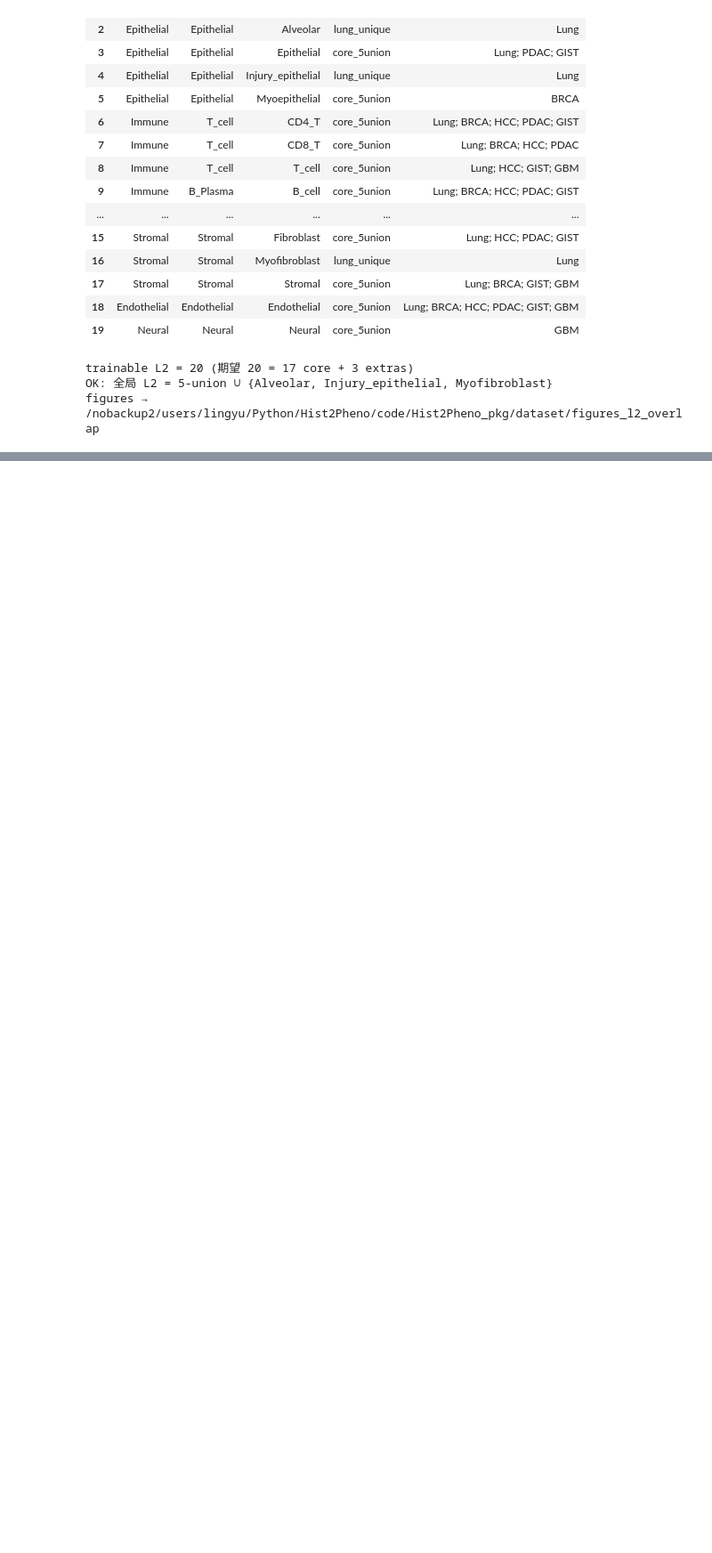
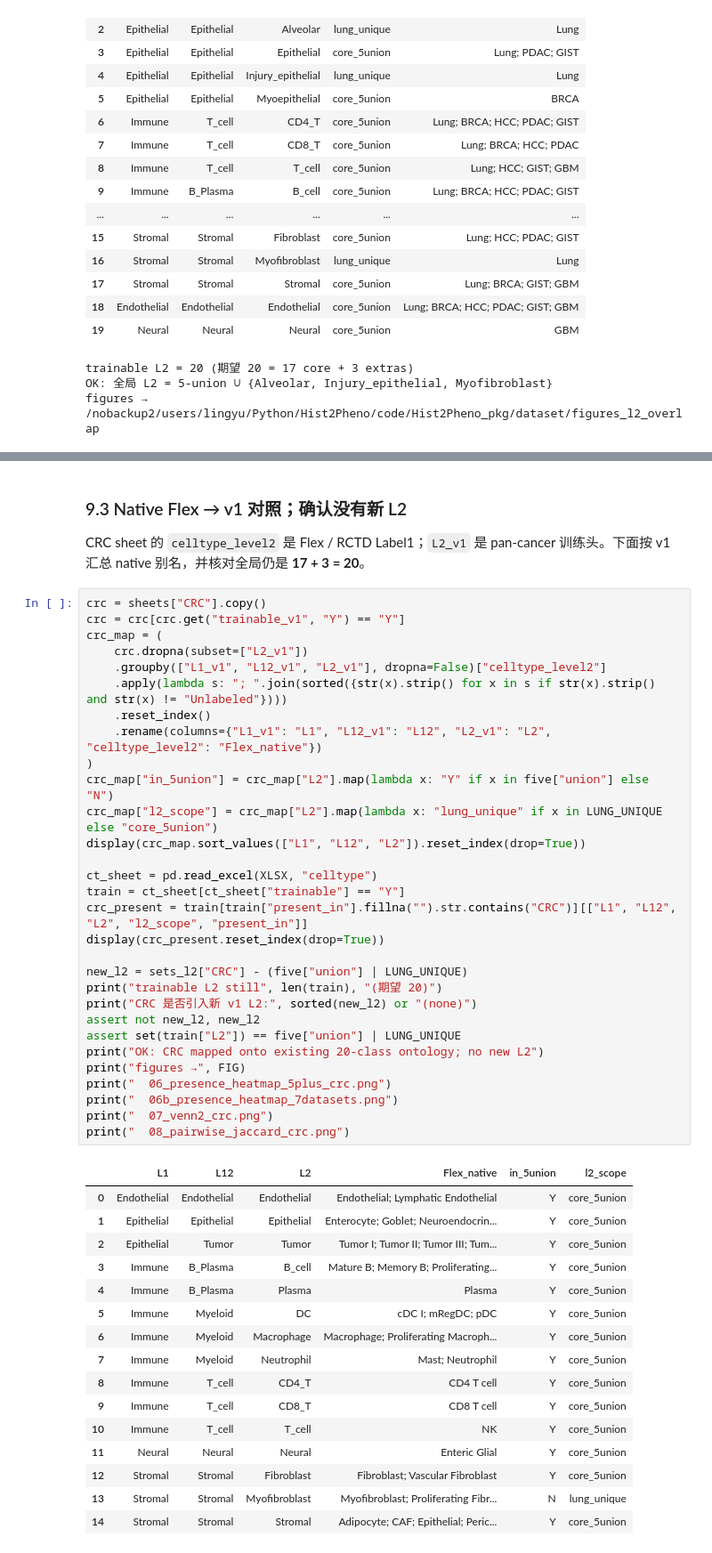
Before and after one commit to LingyuLi-math/Hist2Pheno, a Jupyter notebook: code/Hist2Pheno_pkg/dataset/L2_overlap_5datasets.ipynb, the cells around one changed output, grey strips where cells are left out. Shown at 89% size. Saved outputs shown, nothing was run; the diff lists cells and outputs as text; blank space fills up the shorter version.

```diff
--- a/code/Hist2Pheno_pkg/dataset/L2_overlap_5datasets.ipynb
+++ b/code/Hist2Pheno_pkg/dataset/L2_overlap_5datasets.ipynb
@@ -647,0 +889,51 @@ figures → /nobackup2/users/lingyu/Python/Hist2Pheno/code/Hist2Pheno_pkg/datase
+# %% [markdown]
+### 9.3 Native Flex → v1 对照；确认没有新 L2
+
+CRC sheet 的 `celltype_level2` 是 Flex / RCTD Label1；`L2_v1` 是 pan-cancer 训练头。下面按 v1 汇总 native 别名，并核对全局仍是 **17 + 3 = 20**。
+# %%
+crc = sheets["CRC"].copy()
+crc = crc[crc.get("trainable_v1", "Y") == "Y"]
+crc_map = (
+    crc.dropna(subset=["L2_v1"])
+    .groupby(["L1_v1", "L12_v1", "L2_v1"], dropna=False)["celltype_level2"]
+    .apply(lambda s: "; ".join(sorted({str(x).strip() for x in s if str(x).strip() and str(x) != "Unlabeled"})))
+    .reset_index()
+    .rename(columns={"L1_v1": "L1", "L12_v1": "L12", "L2_v1": "L2", "celltype_level2": "Flex_native"})
+)
+crc_map["in_5union"] = crc_map["L2"].map(lambda x: "Y" if x in five["union"] else "N")
+crc_map["l2_scope"] = crc_map["L2"].map(lambda x: "lung_unique" if x in LUNG_UNIQUE else "core_5union")
+display(crc_map.sort_values(["L1", "L12", "L2"]).reset_index(drop=True))
+
+ct_sheet = pd.read_excel(XLSX, "celltype")
+train = ct_sheet[ct_sheet["trainable"] == "Y"]
+crc_present = train[train["present_in"].fillna("").str.contains("CRC")][["L1", "L12", "L2", "l2_scope", "present_in"]]
+display(crc_present.reset_index(drop=True))
+
+new_l2 = sets_l2["CRC"] - (five["union"] | LUNG_UNIQUE)
+print("trainable L2 still", len(train), "(期望 20)")
+print("CRC 是否引入新 v1 L2:", sorted(new_l2) or "(none)")
+assert not new_l2, new_l2
+assert set(train["L2"]) == five["union"] | LUNG_UNIQUE
+print("OK: CRC mapped onto existing 20-class ontology; no new L2")
+print("figures →", FIG)
+print("  06_presence_heatmap_5plus_crc.png")
+print("  06b_presence_heatmap_7datasets.png")
+print("  07_venn2_crc.png")
+print("  08_pairwise_jaccard_crc.png")
+# %% [output]
+|  | L1 | L12 | L2 | Flex_native | in_5union | l2_scope |
+| 0 | Endothelial | Endothelial | Endothelial | Endothelial; Lymphatic Endothelial | Y | core_5union |
+| 1 | Epithelial | Epithelial | Epithelial | Enterocyte; Goblet; Neuroendocrin... | Y | core_5union |
+| 2 | Epithelial | Tumor | Tumor | Tumor I; Tumor II; Tumor III; Tum... | Y | core_5union |
+| 3 | Immune | B_Plasma | B_cell | Mature B; Memory B; Proliferating... | Y | core_5union |
+| 4 | Immune | B_Plasma | Plasma | Plasma | Y | core_5union |
+| 5 | Immune | Myeloid | DC | cDC I; mRegDC; pDC | Y | core_5union |
+| 6 | Immune | Myeloid | Macrophage | Macrophage; Proliferating Macroph... | Y | core_5union |
+| 7 | Immune | Myeloid | Neutrophil | Mast; Neutrophil | Y | core_5union |
+| 8 | Immune | T_cell | CD4_T | CD4 T cell | Y | core_5union |
+| 9 | Immune | T_cell | CD8_T | CD8 T cell | Y | core_5union |
+| 10 | Immune | T_cell | T_cell | NK | Y | core_5union |
+| 11 | Neural | Neural | Neural | Enteric Glial | Y | core_5union |
+| 12 | Stromal | Stromal | Fibroblast | Fibroblast; Vascular Fibroblast | Y | core_5union |
+| 13 | Stromal | Stromal | Myofibroblast | Myofibroblast; Proliferating Fibr... | N | lung_unique |
+| 14 | Stromal | Stromal | Stromal | Adipocyte; CAF; Epithelial; Peric... | Y | core_5union |
```
Also changed, not shown: parts of 8 cells of this notebook, 5 other files.
